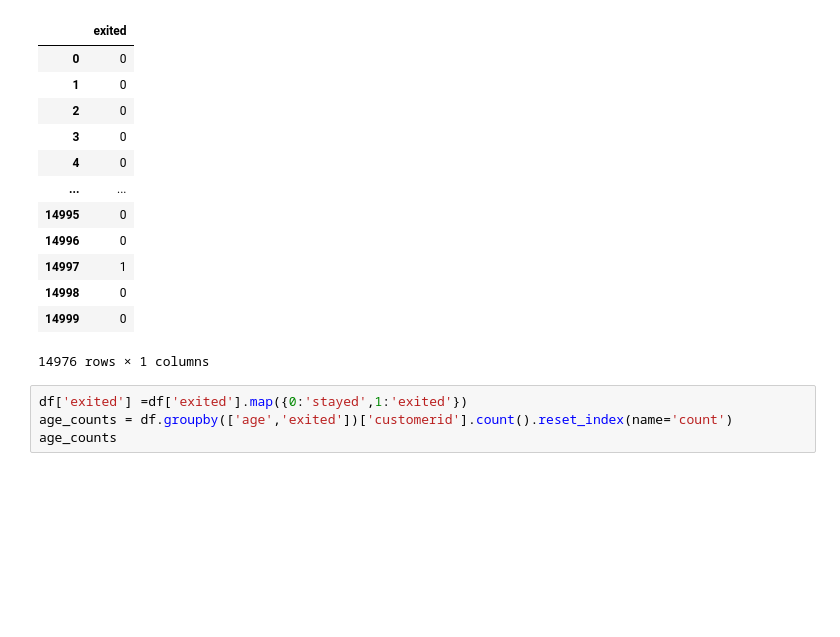
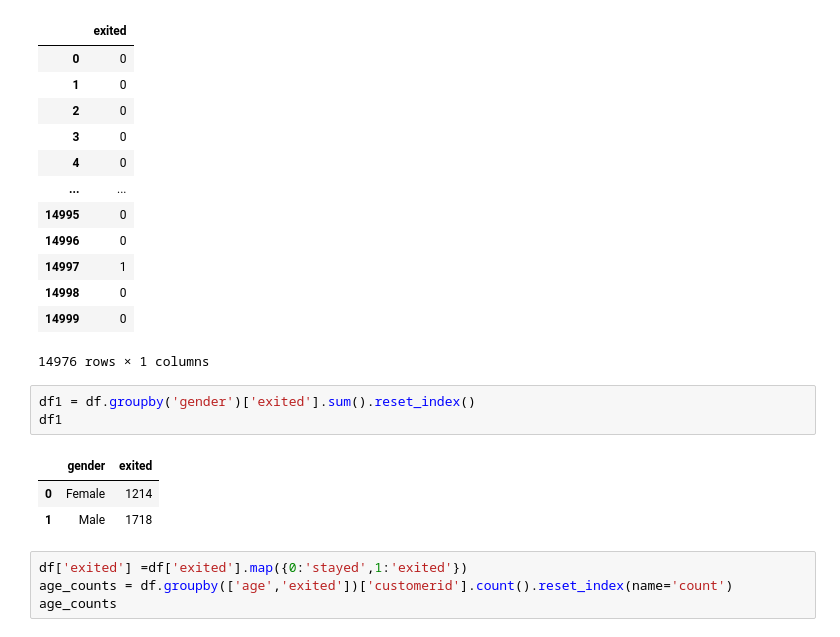
Before and after one commit to Subodhoraw/data-cleanning-, a Jupyter notebook: bank data attrition cleaning.ipynb, the cells around one changed output. Drawn from its saved outputs; the diff is of its cells as text; blank space fills up the shorter version.

```diff
--- a/bank data attrition cleaning.ipynb
+++ b/bank data attrition cleaning.ipynb
@@ -751,6 +751,13 @@ df[['exited']]
 | 14998 | 0 |
 | 14999 | 0 |
 14976 rows × 1 columns
+# %%
+df1 = df.groupby('gender')['exited'].sum().reset_index()
+df1
+# %% [output]
+|  | gender | exited |
+| 0 | Female | 1214 |
+| 1 | Male | 1718 |
 # %%
 df['exited'] =df['exited'].map({0:'stayed',1:'exited'})
 age_counts = df.groupby(['age','exited'])['customerid'].count().reset_index(name='count')
```
Also changed, not shown: parts of 16 cells of this notebook.
